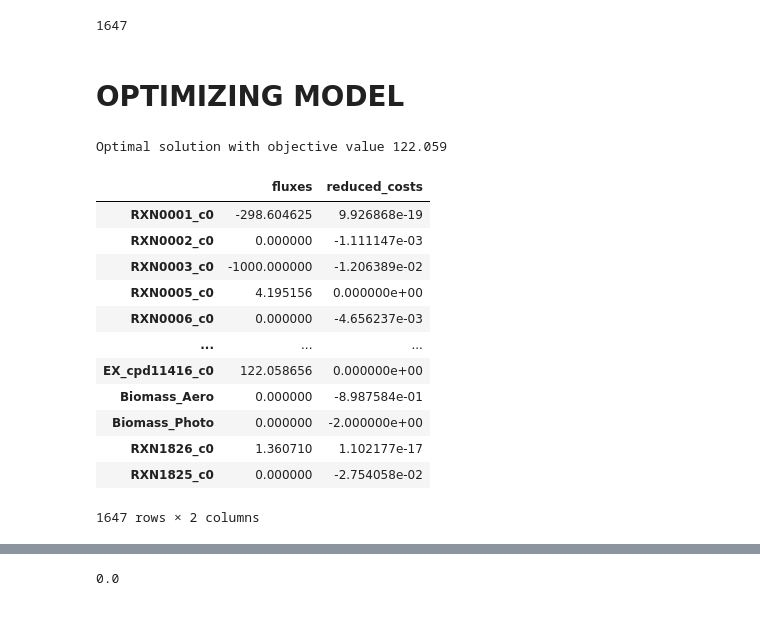
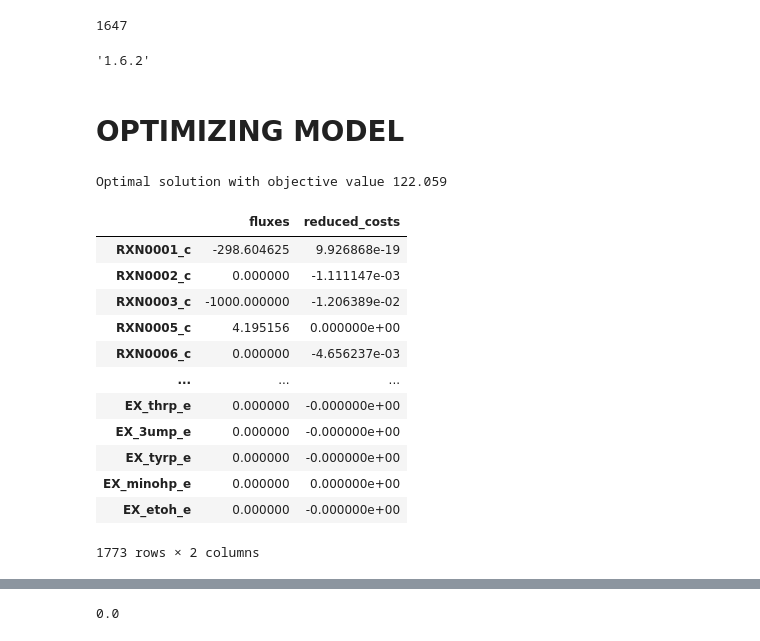
Before and after one commit to CRISPR-CARB/Rhodobacter_sphaeroides_GEMs, a Jupyter notebook: Notebooks/iRsp1140_add_CCN_reactions.ipynb, the cells around one changed output, grey strips where cells are left out. Saved outputs shown, nothing was run; the diff lists cells and outputs as text; code cells hidden in the pictures.

```diff
--- a/Notebooks/iRsp1140_add_CCN_reactions.ipynb
+++ b/Notebooks/iRsp1140_add_CCN_reactions.ipynb
@@ -24,25 +26,31 @@ Optimal solution with objective value 122.059
 print(len(model.reactions))
 # %% [output]
 1647
+# %%
+import carveme
+dir(carveme)
+carveme.__version__
+# %% [output]
+'1.6.2'
 # %% [markdown]
 # OPTIMIZING MODEL
 # %%
 from cobra.io import load_model
 from cobra.flux_analysis import gapfill
-model = cobra.io.read_sbml_model('../GEMs/iRsp1140_opt_compartment_updated.xml')
+model = cobra.io.read_sbml_model('../rhodobacter/model_compartment_cleaned.xml')
 model.optimize()
 # %% [output]
 Optimal solution with objective value 122.059
 |  | fluxes | reduced_costs |
-| RXN0001_c0 | -298.604625 | 9.926868e-19 |
-| RXN0002_c0 | 0.000000 | -1.111147e-03 |
-| RXN0003_c0 | -1000.000000 | -1.206389e-02 |
-| RXN0005_c0 | 4.195156 | 0.000000e+00 |
-| RXN0006_c0 | 0.000000 | -4.656237e-03 |
+| RXN0001_c | -298.604625 | 9.926868e-19 |
+| RXN0002_c | 0.000000 | -1.111147e-03 |
+| RXN0003_c | -1000.000000 | -1.206389e-02 |
+| RXN0005_c | 4.195156 | 0.000000e+00 |
+| RXN0006_c | 0.000000 | -4.656237e-03 |
 | ... | ... | ... |
-| EX_cpd11416_c0 | 122.058656 | 0.000000e+00 |
-| Biomass_Aero | 0.000000 | -8.987584e-01 |
-| Biomass_Photo | 0.000000 | -2.000000e+00 |
-| RXN1826_c0 | 1.360710 | 1.102177e-17 |
-| RXN1825_c0 | 0.000000 | -2.754058e-02 |
+| EX_thrp_e | 0.000000 | -0.000000e+00 |
+| EX_3ump_e | 0.000000 | -0.000000e+00 |
+| EX_tyrp_e | 0.000000 | -0.000000e+00 |
+| EX_minohp_e | 0.000000 | 0.000000e+00 |
+| EX_etoh_e | 0.000000 | -0.000000e+00 |
-1647 rows × 2 columns
+1773 rows × 2 columns
```
Also changed, not shown: parts of 10 cells of this notebook.
